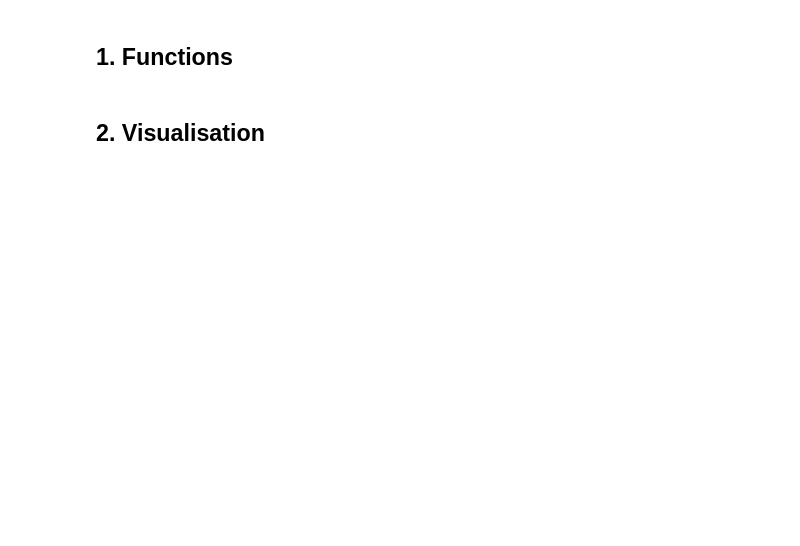
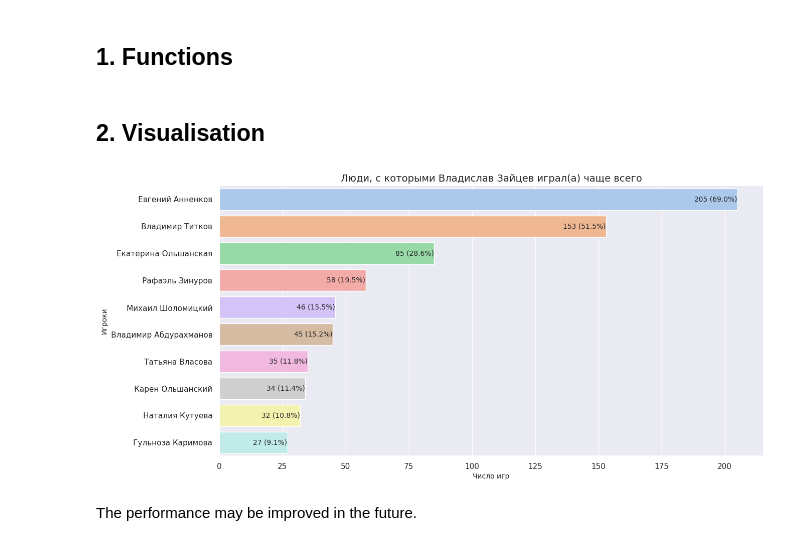
Before and after one commit to VladislavZaitsev/JustForFun, a Jupyter notebook: ChGK_statistics.ipynb, the cells around one changed output. Drawn from its saved outputs; the diff is of its cells as text; code cells hidden in the pictures; blank space fills up the shorter version.

```diff
--- a/ChGK_statistics.ipynb
+++ b/ChGK_statistics.ipynb
@@ -131,5 +130,9 @@ for i in all_the_team:
 # %%
 # For a single player:
 
-df_all_players, player_name, last_row_index = chgk_player(___) # PASTE THE PLAYER ID HERE
+df_all_players, player_name, last_row_index = chgk_player(84800) # PASTE THE PLAYER ID HERE
 chgk_diagram(df_all_players, player_name, last_row_index)
+# %% [output]
+[figure, added]
+# %% [markdown]
+The performance may be improved in the future.
```
Also changed, not shown: parts of 2 cells of this notebook.
